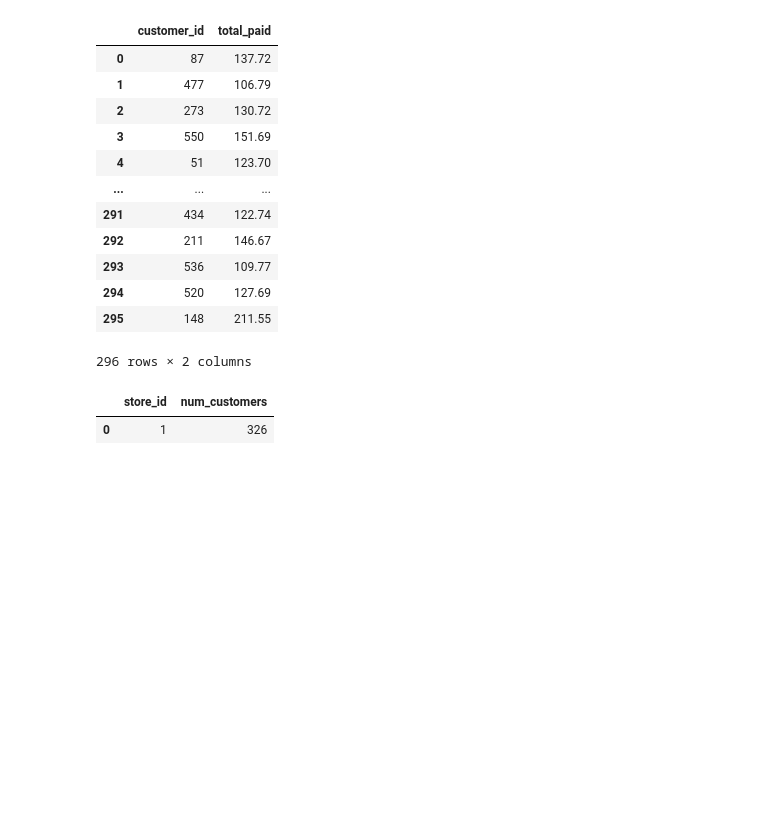
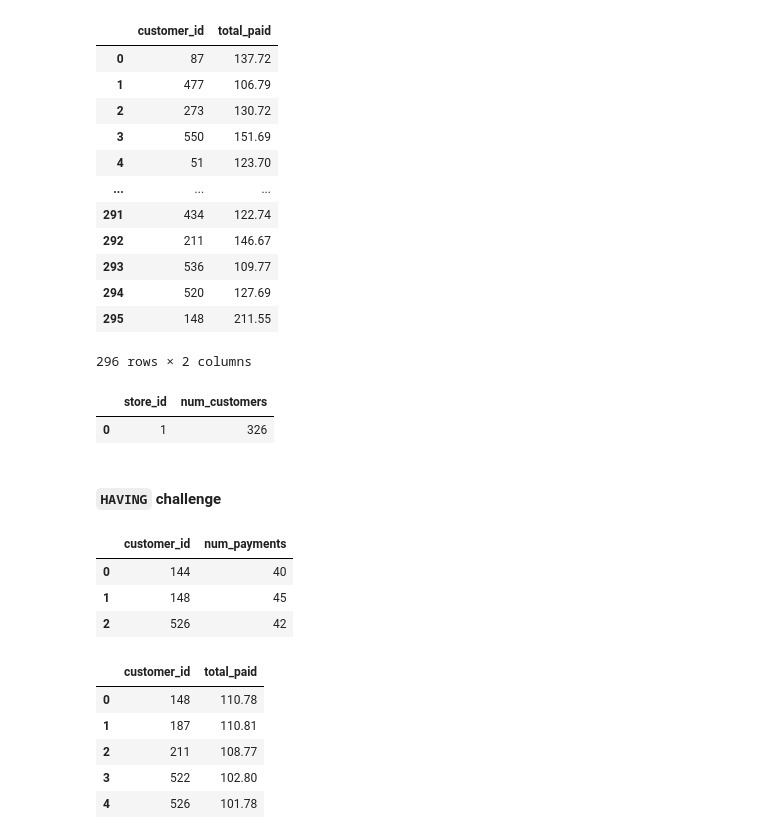
Before and after one commit to LukasRub/complete-sql-bootcamp, a Jupyter notebook: src/WHERE, HAVING clauses.ipynb, the cells around one changed output. Cells and saved outputs as stored; diff of their text form; code cells hidden in the pictures; blank space fills up the shorter version.

Commit message:
HAVING lecture challenge

```diff
--- a/src/WHERE, HAVING clauses.ipynb
+++ b/src/WHERE, HAVING clauses.ipynb
@@ -138,3 +138,34 @@ with db_connection() as conn:
 # %% [output]
 |  | store_id | num_customers |
 | 0 | 1 | 326 |
+# %% [markdown]
+#### **`HAVING`** challenge
+# %%
+with db_connection() as conn:
+    conn.fetch_all("""SELECT customer_id,
+                             COUNT(payment_id) AS num_payments
+                      FROM payment
+                      GROUP BY customer_id
+                      HAVING COUNT(payment_id) >= 40
+                      ORDER BY customer_id ASC;""")
+# %% [output]
+|  | customer_id | num_payments |
+| 0 | 144 | 40 |
+| 1 | 148 | 45 |
+| 2 | 526 | 42 |
+# %%
+with db_connection() as conn:
+    conn.fetch_all("""SELECT customer_id,
+                             SUM(amount) AS total_paid
+                      FROM payment
+                      WHERE staff_id = 2
+                      GROUP BY customer_id
+                      HAVING SUM(amount) >= 100
+                      ORDER BY customer_id ASC;""")
+# %% [output]
+|  | customer_id | total_paid |
+| 0 | 148 | 110.78 |
+| 1 | 187 | 110.81 |
+| 2 | 211 | 108.77 |
+| 3 | 522 | 102.80 |
+| 4 | 526 | 101.78 |
```
Also changed, not shown: parts of 1 cell of this notebook.
